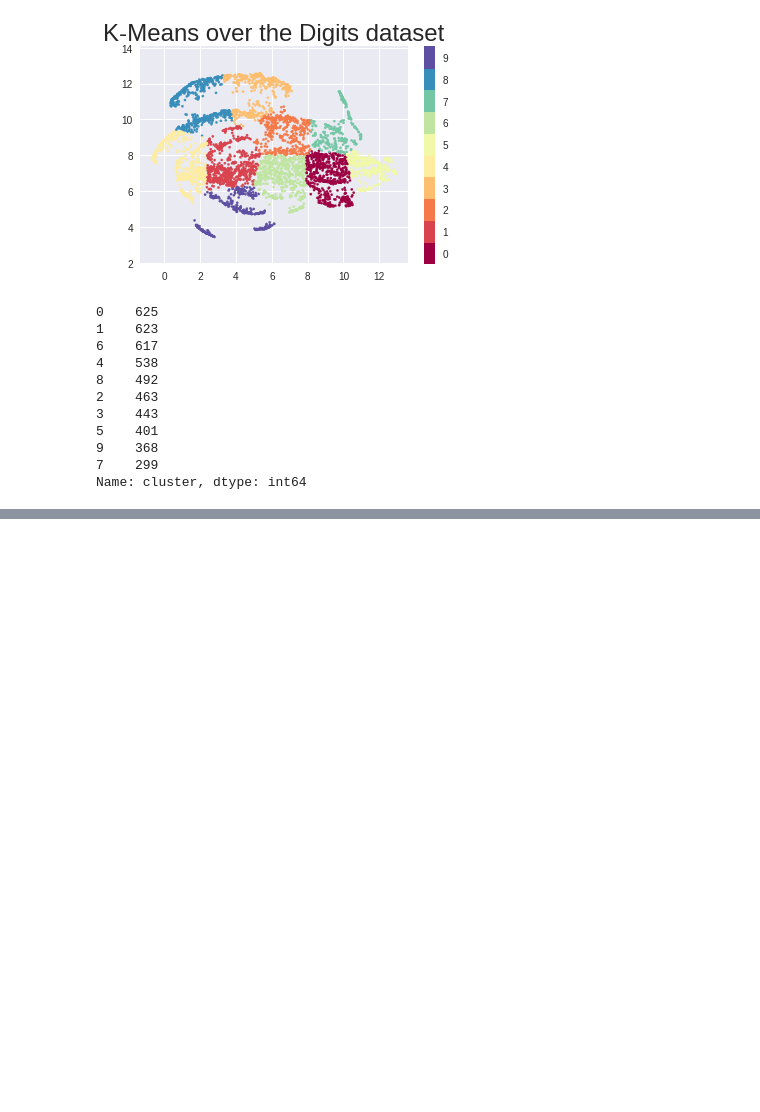
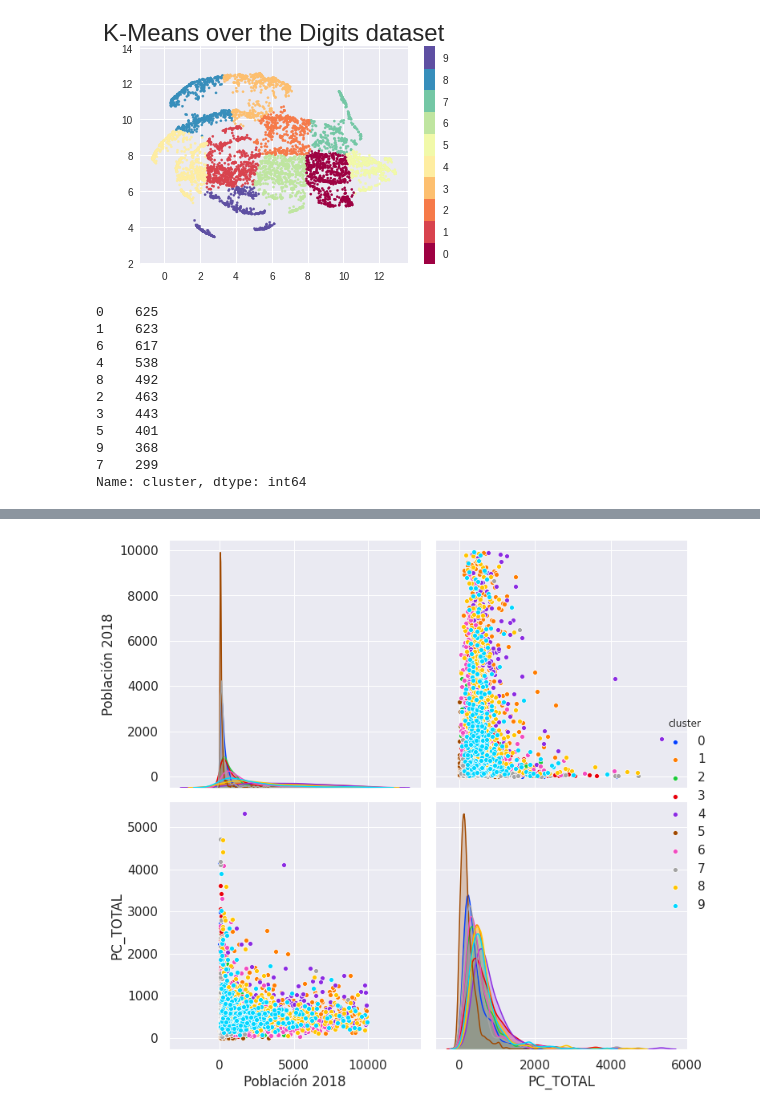
Before and after one commit to carpiero/DataTown, a Jupyter notebook: notebooks/Notebook_004.ipynb, the cells around one changed output, grey strips where cells are left out. Cells and saved outputs as stored; diff of their text form; code cells hidden in the pictures; blank space fills up the shorter version.

```diff
--- a/notebooks/Notebook_004.ipynb
+++ b/notebooks/Notebook_004.ipynb
@@ -163,0 +231,6 @@ Name: cluster, dtype: int64
+# %%
+sns.pairplot(df[['Población 2018','PC_TOTAL', 'cluster']],hue='cluster',height=5,palette='bright', diag_kind='kde')
+plt.tight_layout()
+plt.show()
+# %% [output]
+[figure, added]
```
Also changed, not shown: parts of 4 cells of this notebook, 3 other files.
